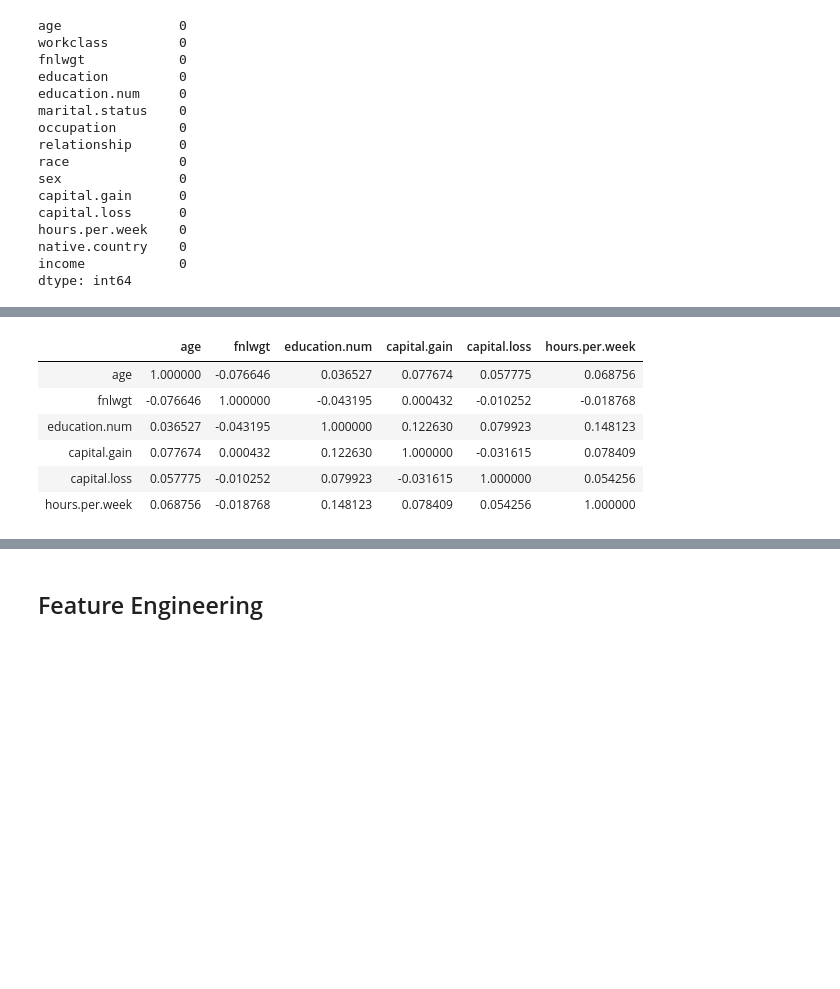
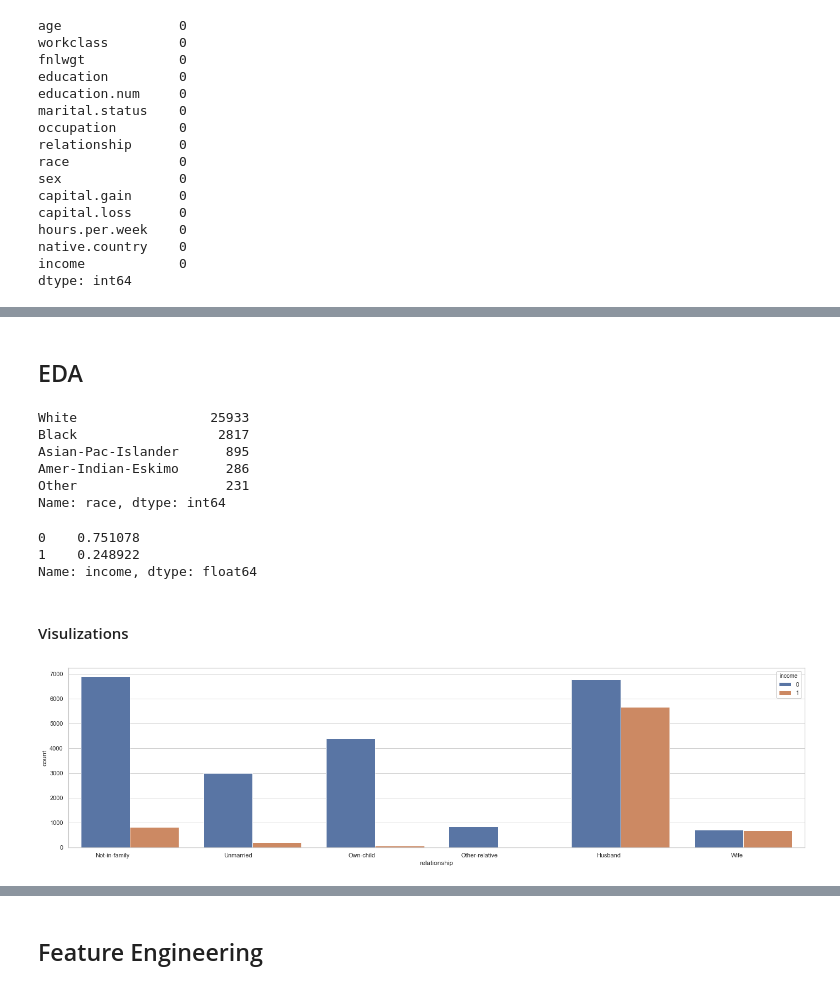
Before and after one commit to jsherpa/nyc-mhtn-ds-010620-lectures, a Jupyter notebook: week-9/classification_project/Adult_Income_Classification .ipynb, the cells around one changed output, grey strips where cells are left out. Cells and saved outputs as stored; diff of their text form; code cells hidden in the pictures; blank space fills up the shorter version.

```diff
--- a/week-9/classification_project/Adult_Income_Classification .ipynb
+++ b/week-9/classification_project/Adult_Income_Classification .ipynb
@@ -131,11 +141,27 @@ df
 30162 rows × 15 columns
-# %%
-df.corr()
-# %% [output]
-|  | age | fnlwgt | education.num | capital.gain | capital.loss | hours.per.week |
-| age | 1.000000 | -0.076646 | 0.036527 | 0.077674 | 0.057775 | 0.068756 |
-| fnlwgt | -0.076646 | 1.000000 | -0.043195 | 0.000432 | -0.010252 | -0.018768 |
-| education.num | 0.036527 | -0.043195 | 1.000000 | 0.122630 | 0.079923 | 0.148123 |
-| capital.gain | 0.077674 | 0.000432 | 0.122630 | 1.000000 | -0.031615 | 0.078409 |
-| capital.loss | 0.057775 | -0.010252 | 0.079923 | -0.031615 | 1.000000 | 0.054256 |
-| hours.per.week | 0.068756 | -0.018768 | 0.148123 | 0.078409 | 0.054256 | 1.000000 |
+# %% [markdown]
+## EDA
+# %%
+df['race'].value_counts()
+# %% [output]
+White                 25933
+Black                  2817
+Asian-Pac-Islander      895
+Amer-Indian-Eskimo      286
+Other                   231
+Name: race, dtype: int64
+# %%
+df['income'].value_counts(normalize= True)
+# %% [output]
+0    0.751078
+1    0.248922
+Name: income, dtype: float64
+# %% [markdown]
+#### Visulizations
+# %%
+plt.figure(figsize=(24, 6))
+ro = sns.countplot(df['relationship'], hue=df['income'])
+ro.set_xticklabels(ro.get_xticklabels(), rotation=0, ha="right")
+plt.show()
+# %% [output]
+[figure, added]
```
Also changed, not shown: parts of 81 cells of this notebook, 1 other file.
